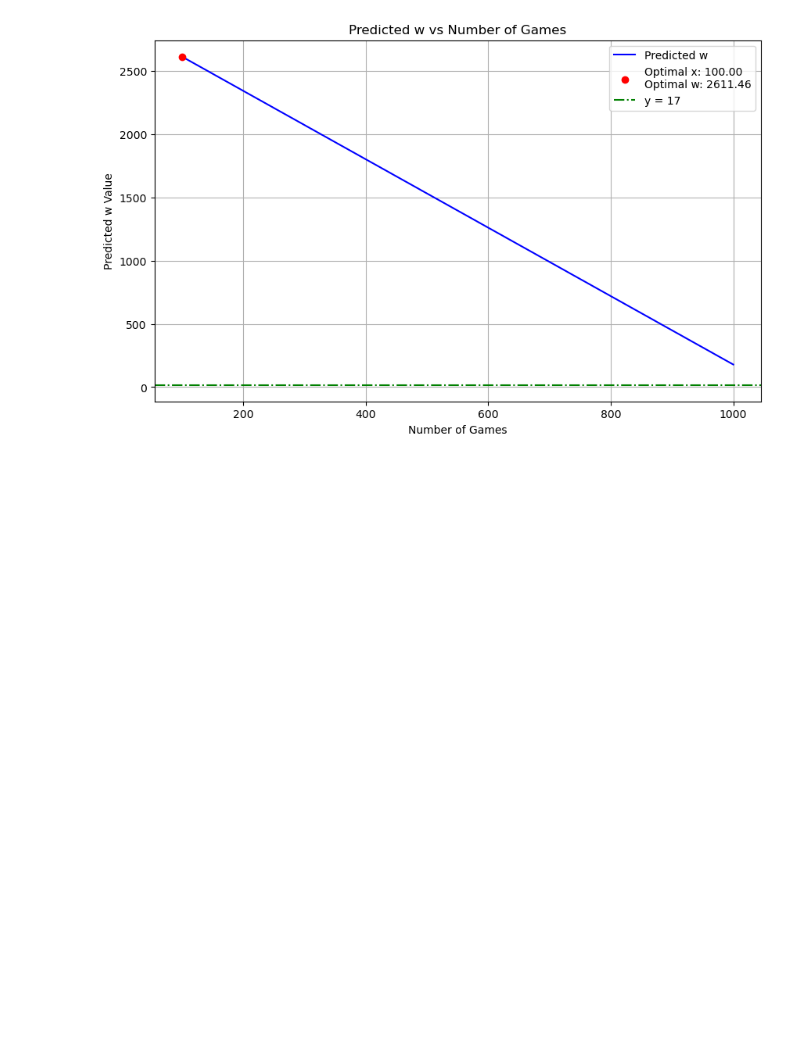
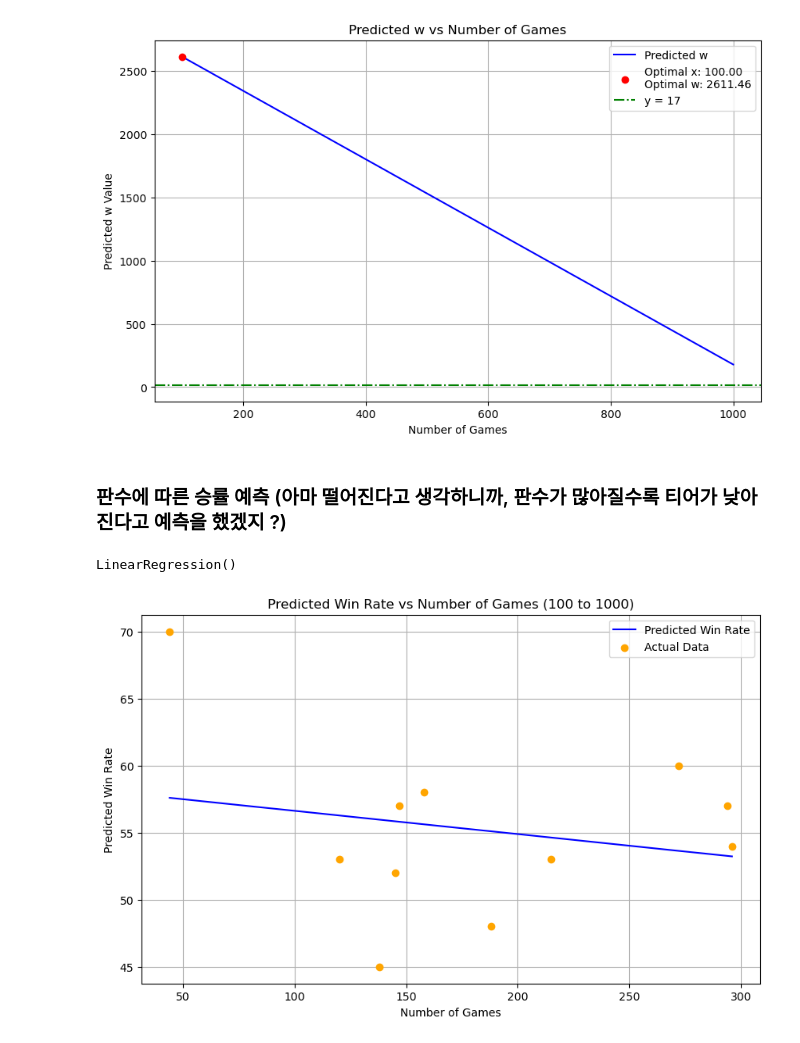
Before and after one commit to Kor-NOH/ML_study, a Jupyter notebook: Lol_tear/LolTear_Pol.ipynb, the cells around one changed output. Drawn from its saved outputs; the diff is of its cells as text; code cells hidden in the pictures; blank space fills up the shorter version.

Commit message:
Win rate by number of games

```diff
--- a/Lol_tear/LolTear_Pol.ipynb
+++ b/Lol_tear/LolTear_Pol.ipynb
@@ -145,3 +145,28 @@ plt.grid()
 plt.show()
 # %% [output]
 [figure]
+# %% [markdown]
+### 판수에 따른 승률 예측 (아마 떨어진다고 생각하니까, 판수가 많아질수록 티어가 낮아진다고 예측을 했겠지 ?)
+# %%
+x = x.reshape(-1, 1) # 2D 배열로 변환
+# %%
+reg_y = LinearRegression()
+reg_y.fit(x, y)
+# %% [output]
+LinearRegression()
+# %%
+x_range = np.linspace(min(x), max(x), 100).reshape(-1, 1)  # 100개의 점으로 구성된 배열 생성
+y_predictions = reg_y.predict(x_range)
+# %%
+# 결과 시각화
+plt.figure(figsize=(10, 6))
+plt.plot(x_range, y_predictions, label='Predicted Win Rate', color='blue')
+plt.scatter(x, y, color='orange', label='Actual Data', zorder=5)
+plt.title('Predicted Win Rate vs Number of Games (100 to 1000)')
+plt.xlabel('Number of Games')
+plt.ylabel('Predicted Win Rate')
+plt.legend()
+plt.grid()
+plt.show()
+# %% [output]
+[figure, added]
```
Also changed, not shown: parts of 2 cells of this notebook.
